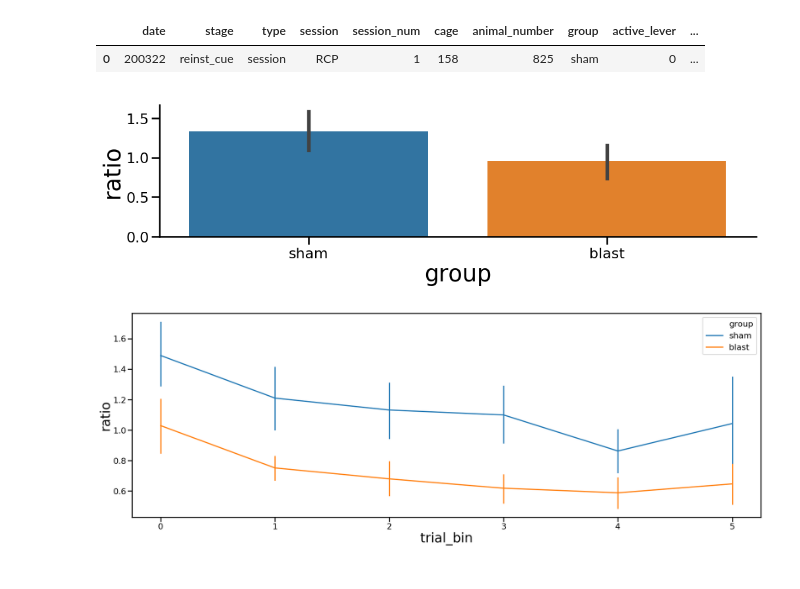
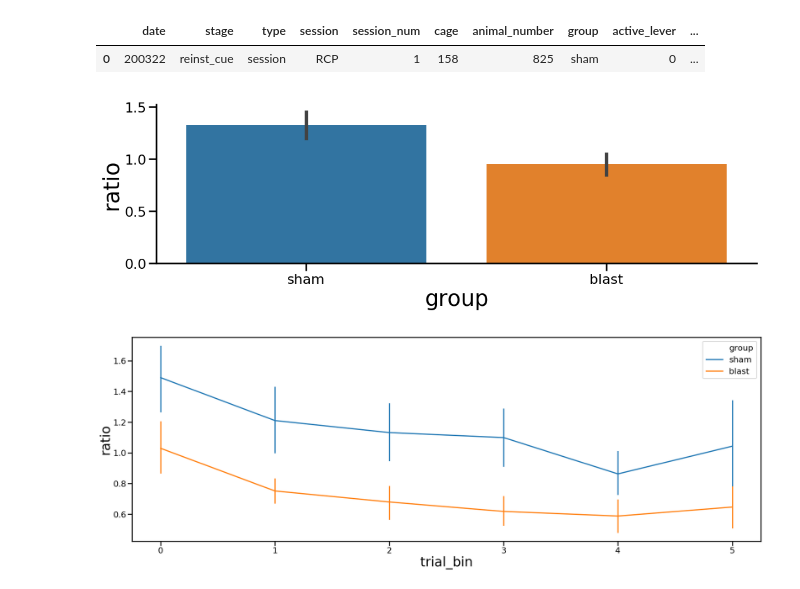
Before and after one commit to grace3999/MedPC, a Jupyter notebook: LP_train_analysis.ipynb, the cells around one changed output. Drawn from its saved outputs; the diff is of its cells as text; code cells hidden in the pictures.

```diff
--- a/LP_train_analysis.ipynb
+++ b/LP_train_analysis.ipynb
@@ -330,13 +371,13 @@ data.head(1)
 # %%
 df_active = data_session.groupby(['animal_number', 'group'])[['active_lever_count']].sum().reset_index()
 
 df_active['ratio'] = df_active.apply(lambda row: row['active_lever_count']/ext_6_active[ext_6_active['animal_number'] == row['animal_number']]['active_lever_count'].values[0], axis=1)
 
-sns.catplot(x='group', y='ratio', data=df_active, kind='bar', height=5, aspect=3)
+sns.catplot(x='group', y='ratio', data=df_active, kind='bar', height=5, aspect=3, ci=68)
 
 plt.show()
 # %% [output]
-[figure, old version]
+[figure, new version]
 # %%
 df_active_bins = data_session.groupby(['trial_bin', 'animal_number', 'group'])[['active_lever_count']].sum().reset_index()
 
```
Also changed, not shown: parts of 42 cells of this notebook, 1 other file.
